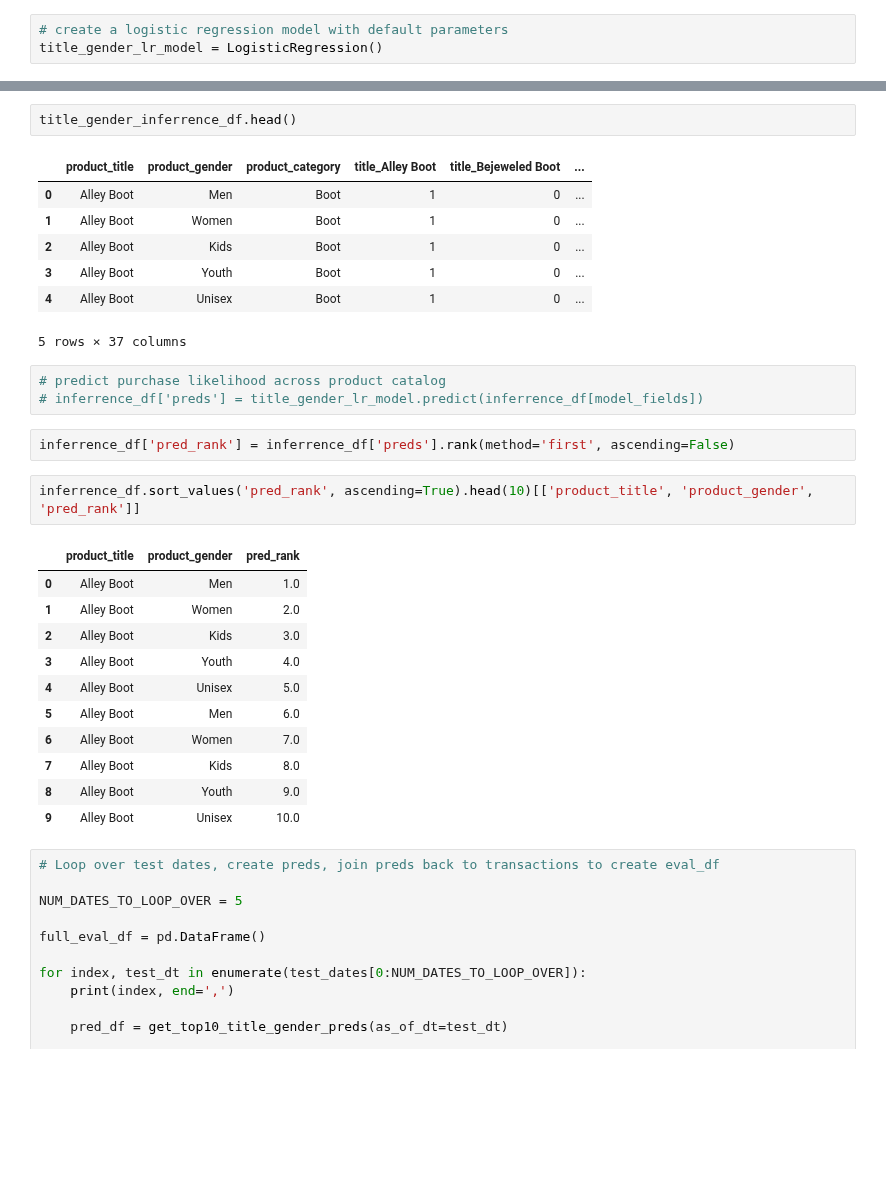
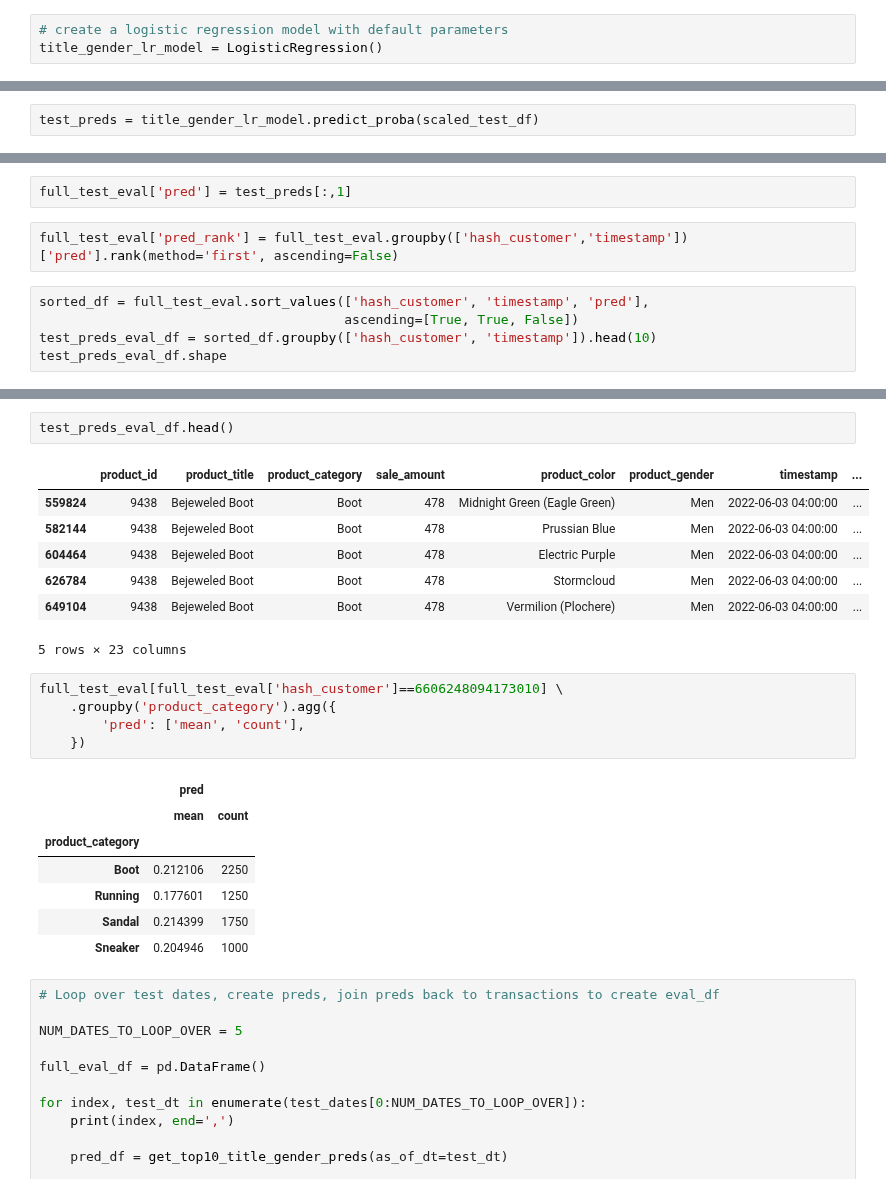
Before and after one commit to jeremypmobley/nonsense, a Jupyter notebook: flagship/flagship_modeling.ipynb, the cells around one changed output, grey strips where cells are left out. Saved outputs shown, nothing was run; the diff lists cells and outputs as text; blank space fills up the shorter version.

Commit message:
Updated flagship model

```diff
--- a/flagship/flagship_modeling.ipynb
+++ b/flagship/flagship_modeling.ipynb
@@ -691,0 +721,2 @@ title_gender_inferrence_df = create_cat_dummies(df=title_gender_inferrence_df,
+# %%
+test_preds = title_gender_lr_model.predict_proba(scaled_test_df)
@@ -691,0 +732,9 @@ title_gender_inferrence_df = create_cat_dummies(df=title_gender_inferrence_df,
+# %%
+full_test_eval['pred'] = test_preds[:,1]
+# %%
+full_test_eval['pred_rank'] = full_test_eval.groupby(['hash_customer','timestamp'])['pred'].rank(method='first', ascending=False)
+# %%
+sorted_df = full_test_eval.sort_values(['hash_customer', 'timestamp', 'pred'],
+                                       ascending=[True, True, False])
+test_preds_eval_df = sorted_df.groupby(['hash_customer', 'timestamp']).head(10)
+test_preds_eval_df.shape
@@ -692,32 +787,26 @@ title_gender_inferrence_df = create_cat_dummies(df=title_gender_inferrence_df,
 # %%
-title_gender_inferrence_df.head()
+test_preds_eval_df.head()
 # %% [output]
-|  | product_title | product_gender | product_category | title_Alley Boot | title_Bejeweled Boot | ... |
-| 0 | Alley Boot | Men | Boot | 1 | 0 | ... |
-| 1 | Alley Boot | Women | Boot | 1 | 0 | ... |
-| 2 | Alley Boot | Kids | Boot | 1 | 0 | ... |
-| 3 | Alley Boot | Youth | Boot | 1 | 0 | ... |
-| 4 | Alley Boot | Unisex | Boot | 1 | 0 | ... |
+|  | product_id | product_title | product_category | sale_amount | product_color | product_gender | timestamp | ... |
+| 559824 | 9438 | Bejeweled Boot | Boot | 478 | Midnight Green (Eagle Green) | Men | 2022-06-03 04:00:00 | ... |
+| 582144 | 9438 | Bejeweled Boot | Boot | 478 | Prussian Blue | Men | 2022-06-03 04:00:00 | ... |
+| 604464 | 9438 | Bejeweled Boot | Boot | 478 | Electric Purple | Men | 2022-06-03 04:00:00 | ... |
+| 626784 | 9438 | Bejeweled Boot | Boot | 478 | Stormcloud | Men | 2022-06-03 04:00:00 | ... |
+| 649104 | 9438 | Bejeweled Boot | Boot | 478 | Vermilion (Plochere) | Men | 2022-06-03 04:00:00 | ... |
-5 rows × 37 columns
+5 rows × 23 columns
-# %%
-# predict purchase likelihood across product catalog
-# inferrence_df['preds'] = title_gender_lr_model.predict(inferrence_df[model_fields])
-# %%
-inferrence_df['pred_rank'] = inferrence_df['preds'].rank(method='first', ascending=False)
-# %%
-inferrence_df.sort_values('pred_rank', ascending=True).head(10)[['product_title', 'product_gender', 'pred_rank']]
-# %% [output]
-|  | product_title | product_gender | pred_rank |
-| 0 | Alley Boot | Men | 1.0 |
-| 1 | Alley Boot | Women | 2.0 |
-| 2 | Alley Boot | Kids | 3.0 |
-| 3 | Alley Boot | Youth | 4.0 |
-| 4 | Alley Boot | Unisex | 5.0 |
-| 5 | Alley Boot | Men | 6.0 |
-| 6 | Alley Boot | Women | 7.0 |
-| 7 | Alley Boot | Kids | 8.0 |
-| 8 | Alley Boot | Youth | 9.0 |
-| 9 | Alley Boot | Unisex | 10.0 |
+# %%
+full_test_eval[full_test_eval['hash_customer']==6606248094173010] \
+    .groupby('product_category').agg({
+        'pred': ['mean', 'count'],
+    })
+# %% [output]
+|  | pred |  |
+|  | mean | count |
+| product_category |  |  |
+| Boot | 0.212106 | 2250 |
+| Running | 0.177601 | 1250 |
+| Sandal | 0.214399 | 1750 |
+| Sneaker | 0.204946 | 1000 |
 # %%
 # Loop over test dates, create preds, join preds back to transactions to create eval_df
 
```
Also changed, not shown: parts of 56 cells of this notebook, 1 other file.
